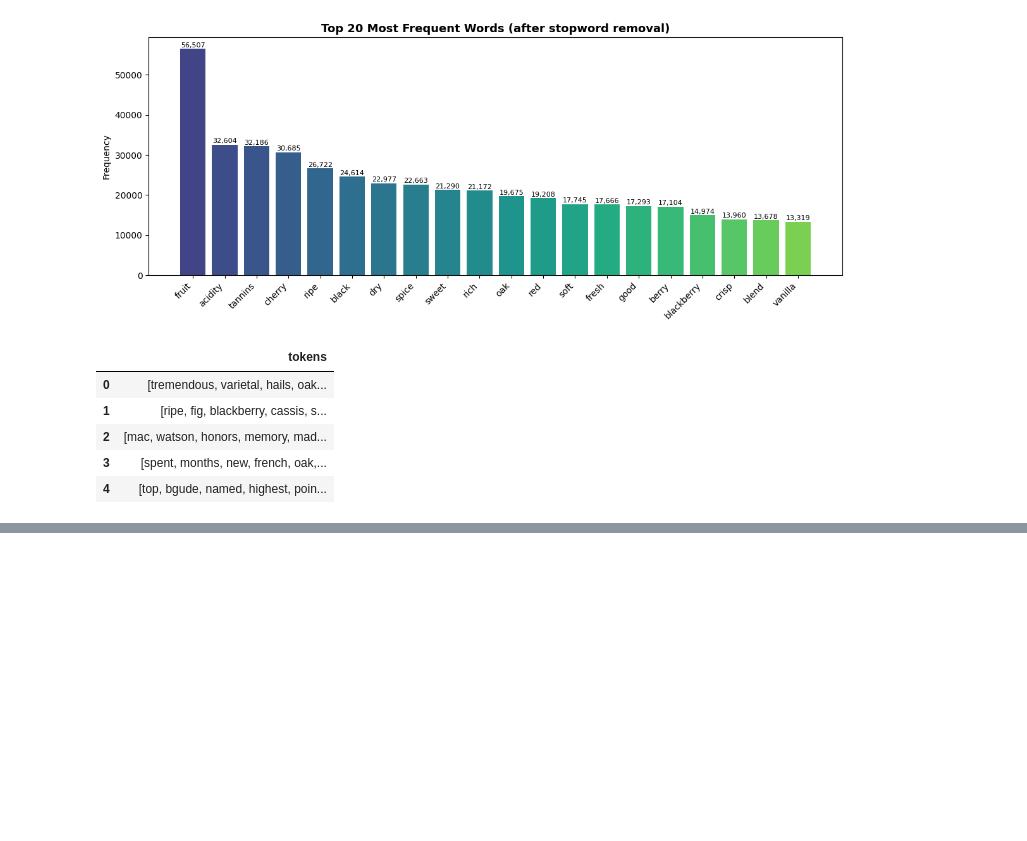
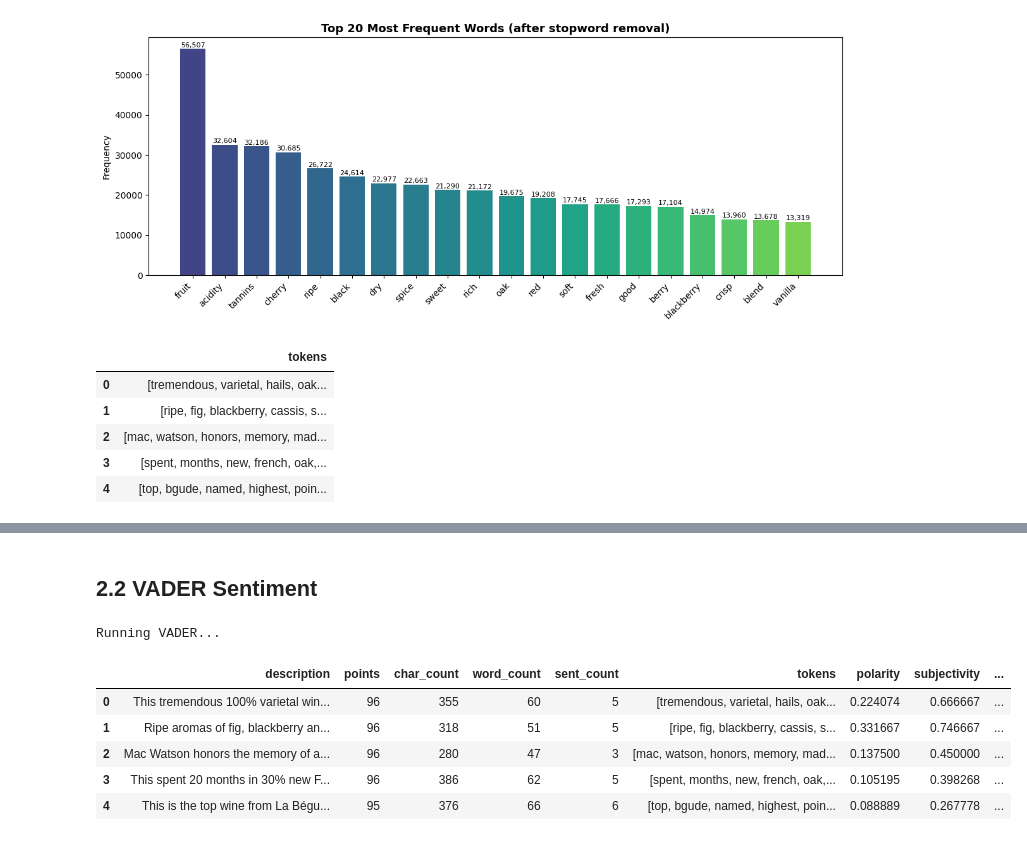
Before and after one commit to zakzakzak/dataScience, a Jupyter notebook: wine-reviews-description-nlp-analysis.ipynb, the cells around one changed output, grey strips where cells are left out. Drawn from its saved outputs; the diff is of its cells as text; code cells hidden in the pictures; blank space fills up the shorter version.

Commit message:
Kaggle Notebook | Wine Reviews : Description - NLP Analysis | Version 2

```diff
--- a/wine-reviews-description-nlp-analysis.ipynb
+++ b/wine-reviews-description-nlp-analysis.ipynb
@@ -71,5 +88,5 @@ True
 # %%
-desc = df[["description"]].copy()
+desc = df[["description", "points"]].copy()
 
 desc["char_count"] = desc["description"].str.len()
 desc["word_count"] = desc["description"].str.split().str.len()
@@ -184,0 +259,4 @@ plt.show()
+# %%
+print("Running TextBlob... (might take a moment)")
+desc["polarity"]      = desc["description"].apply(lambda x: TextBlob(str(x)).sentiment.polarity)
+desc["subjectivity"]  = desc["description"].apply(lambda x: TextBlob(str(x)).sentiment.subjectivity)
@@ -184,0 +274,20 @@ plt.show()
+# %% [markdown]
+## 2.2 VADER Sentiment
+# %%
+print("Running VADER...")
+analyzer = SentimentIntensityAnalyzer()
+desc["vader_compound"] = desc["description"].apply(lambda x: analyzer.polarity_scores(str(x))["compound"])
+desc["vader_pos"]      = desc["description"].apply(lambda x: analyzer.polarity_scores(str(x))["pos"])
+desc["vader_neg"]      = desc["description"].apply(lambda x: analyzer.polarity_scores(str(x))["neg"])
+desc["vader_neu"]      = desc["description"].apply(lambda x: analyzer.polarity_scores(str(x))["neu"])
+# %% [output]
+Running VADER...
+# %%
+desc.head()
+# %% [output]
+|  | description | points | char_count | word_count | sent_count | tokens | polarity | subjectivity | ... |
+| 0 | This tremendous 100% varietal win... | 96 | 355 | 60 | 5 | [tremendous, varietal, hails, oak... | 0.224074 | 0.666667 | ... |
+| 1 | Ripe aromas of fig, blackberry an... | 96 | 318 | 51 | 5 | [ripe, fig, blackberry, cassis, s... | 0.331667 | 0.746667 | ... |
+| 2 | Mac Watson honors the memory of a... | 96 | 280 | 47 | 3 | [mac, watson, honors, memory, mad... | 0.137500 | 0.450000 | ... |
+| 3 | This spent 20 months in 30% new F... | 96 | 386 | 62 | 5 | [spent, months, new, french, oak,... | 0.105195 | 0.398268 | ... |
+| 4 | This is the top wine from La Bégu... | 95 | 376 | 66 | 6 | [top, bgude, named, highest, poin... | 0.088889 | 0.267778 | ... |
```
Also changed, not shown: parts of 20 cells of this notebook.
